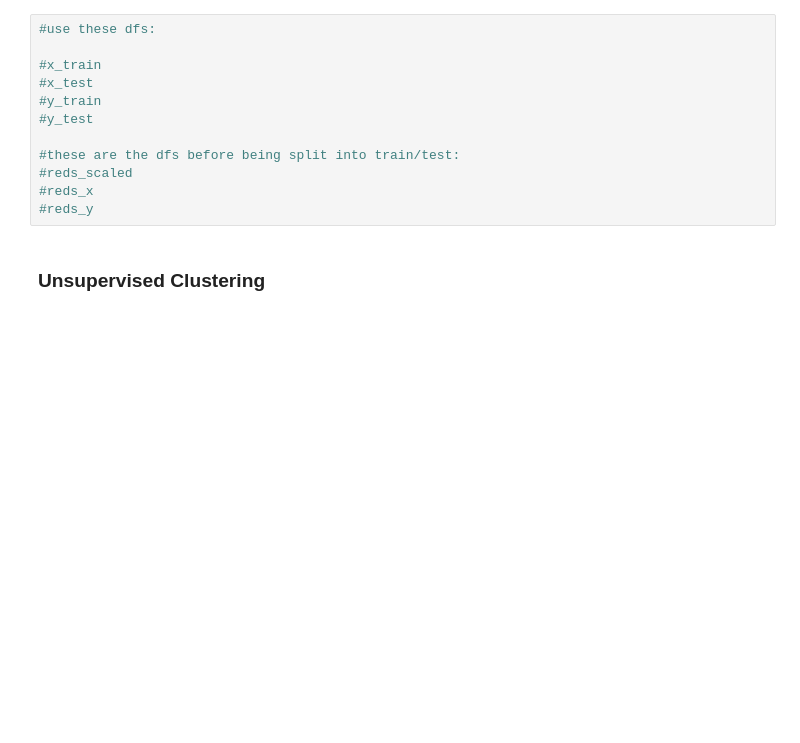
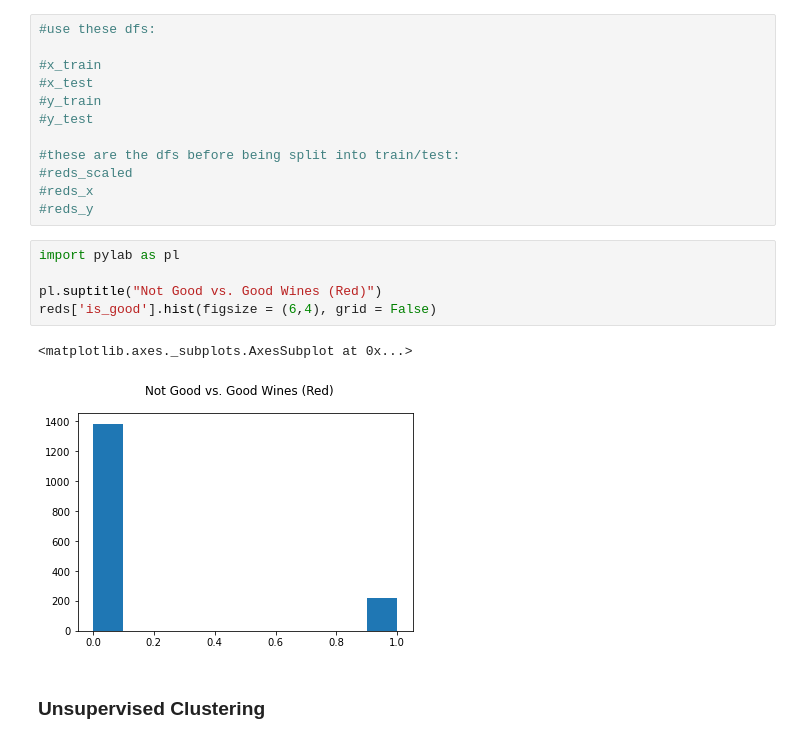
Before and after one commit to dtrakht/1001-Team-Project, a Jupyter notebook: code/red-wine.ipynb, the cells around one changed output. Saved outputs shown, nothing was run; the diff lists cells and outputs as text; blank space fills up the shorter version.

Commit message:
added feature breakout graph

```diff
--- a/code/red-wine.ipynb
+++ b/code/red-wine.ipynb
@@ -465,6 +471,14 @@ Not worth removing highest VIF feature
 #reds_scaled
 #reds_x
 #reds_y
+# %%
+import pylab as pl
+
+pl.suptitle("Not Good vs. Good Wines (Red)")
+reds['is_good'].hist(figsize = (6,4), grid = False)
+# %% [output]
+<matplotlib.axes._subplots.AxesSubplot at 0x...>
+[figure, added]
 # %% [markdown]
 ### Unsupervised Clustering
 # %%
```
Also changed, not shown: parts of 1 cell of this notebook.
